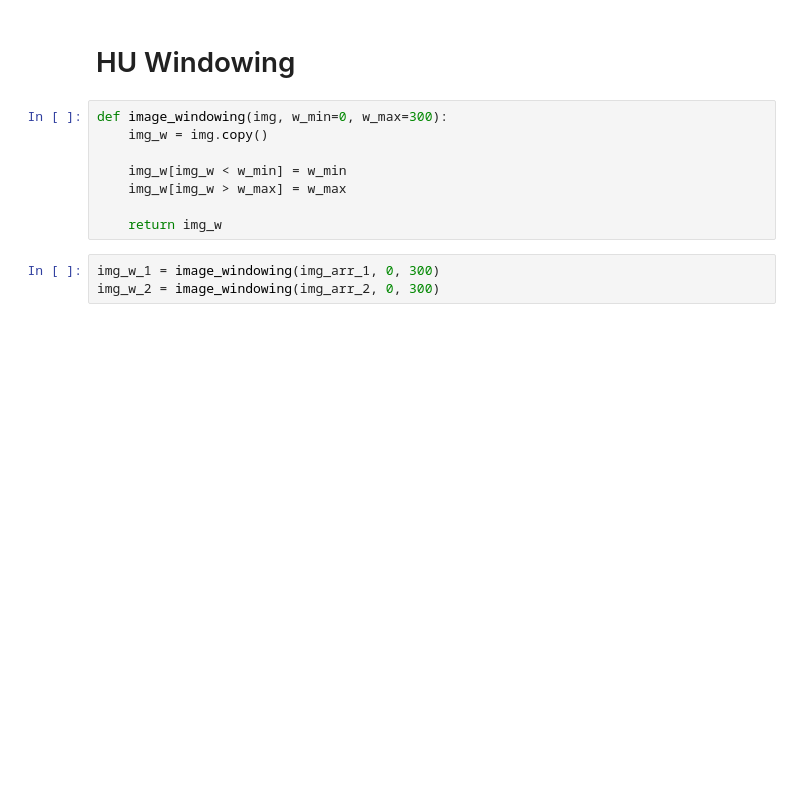
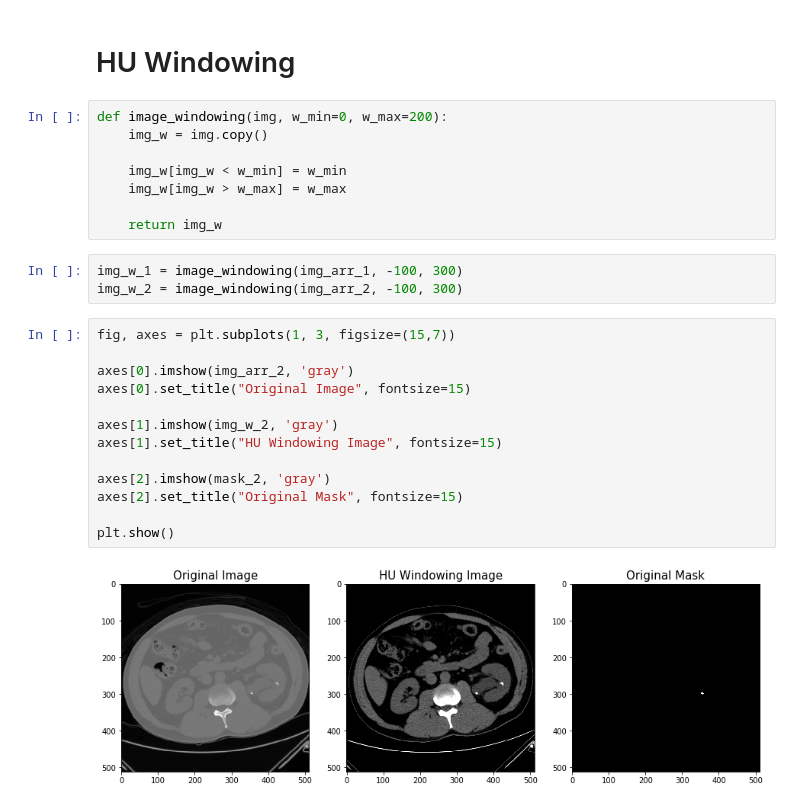
Before and after one commit to Yonsei-TAIL/Urinary-Stone-Challenge, a Jupyter notebook: data_visualization.ipynb, the cells around one changed output. Saved outputs shown, nothing was run; the diff lists cells and outputs as text; blank space fills up the shorter version.

```diff
--- a/data_visualization.ipynb
+++ b/data_visualization.ipynb
@@ -66,7 +66,7 @@ plt.show()
 # %% [markdown]
 # HU Windowing
 # %%
-def image_windowing(img, w_min=0, w_max=300):
+def image_windowing(img, w_min=0, w_max=200):
     img_w = img.copy()
 
     img_w[img_w < w_min] = w_min
@@ -74,8 +74,23 @@ def image_windowing(img, w_min=0, w_max=300):
 
     return img_w
 # %%
-img_w_1 = image_windowing(img_arr_1, 0, 300)
-img_w_2 = image_windowing(img_arr_2, 0, 300)
+img_w_1 = image_windowing(img_arr_1, -100, 300)
+img_w_2 = image_windowing(img_arr_2, -100, 300)
+# %%
+fig, axes = plt.subplots(1, 3, figsize=(15,7))
+
+axes[0].imshow(img_arr_2, 'gray')
+axes[0].set_title("Original Image", fontsize=15)
+
+axes[1].imshow(img_w_2, 'gray')
+axes[1].set_title("HU Windowing Image", fontsize=15)
+
+axes[2].imshow(mask_2, 'gray')
+axes[2].set_title("Original Mask", fontsize=15)
+
+plt.show()
+# %% [output]
+[figure, added]
 # %%
 fig, axes = plt.subplots(1, 3, figsize=(15,7))
 
```
Also changed, not shown: parts of 6 cells of this notebook, 5 other files.
